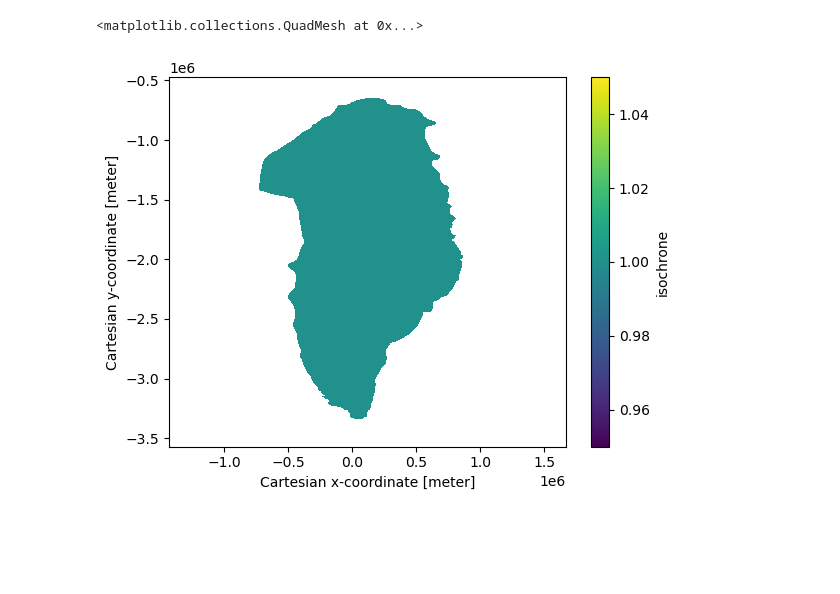
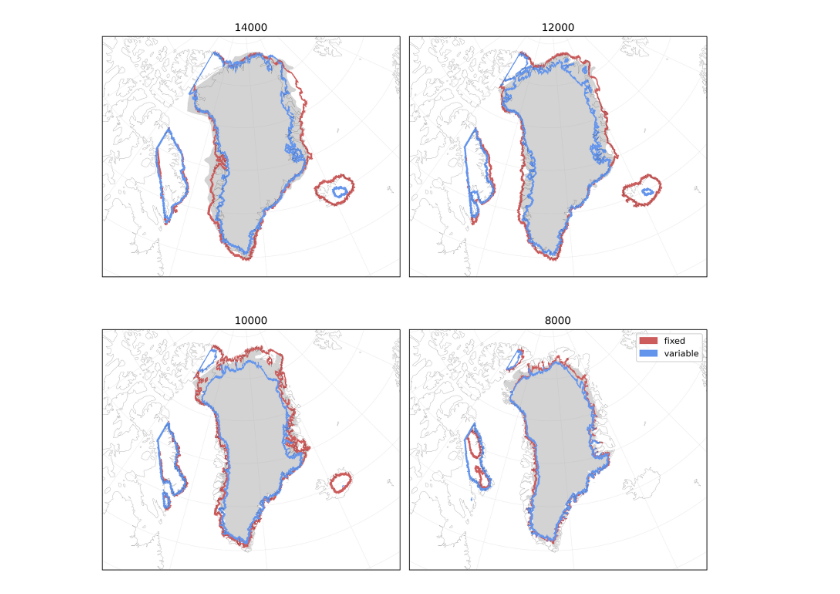
Before and after one commit to Jonniebarnsley/Karthaus, a Jupyter notebook: extent_comparison.ipynb, the cells around one changed output. Cells and saved outputs as stored; diff of their text form; code cells hidden in the pictures; blank space fills up the shorter version.

Commit message:
new plot

```diff
--- a/extent_comparison.ipynb
+++ b/extent_comparison.ipynb
@@ -8,3 +8,6 @@ from jonnie import get_contour
 import numpy as np
 # %%
 DATA=Path('/Users/jonniebarnsley/data/karthaus24/group11-project')
+iso = 'isochrones.nc'
+variable = DATA / 'ncfiles/variable-seasonality.nc'
+fixed = DATA / 'ncfiles/fixed-seasonality.nc'
@@ -40,13 +13,0 @@ def get_iso_extent(time: int) -> xr.DataArray:
-# %%
-def plot_model(ax, model_path, time: int, color:str='red') -> None:
-
-    model = xr.open_dataset(model_path)
-    timeslice = model.sel(time=-time)
-    h = timeslice.h
-    mask = xr.where(h>0, 1, np.nan)
-
-    cmap = mcolors.ListedColormap([color])
-    ax.pcolormesh(model.lon, model.lat, mask, transform=ccrs.PlateCarree(), cmap=cmap)
-
-ax = plt.axes(projection = ccrs.NorthPolarStereo(central_longitude=315))
-plot_model(ax, model_path, 10000)
@@ -55,4 +13,0 @@ plot_model(ax, model_path, 10000)
-# %%
-iso = xr.open_dataset(iso_path)
-isochrone = iso.isochrone
-xr.where(isochrone < 10_000, 1, 0).plot()
@@ -74,28 +50,29 @@ ds = xr.open_dataset('isochrones.nc')
 # %%
-fixed = DATA / 'ncfiles/fixed-seasonality.nc'
-variable = DATA / 'ncfiles/variable-seasonality.nc'
-
 fig, axes = plt.subplots(
     nrows=2,
     ncols=2,
     subplot_kw={'projection': ccrs.NorthPolarStereo(central_longitude=315)},
     #dpi=250
-    figsize=(10, 10)
+    figsize=(10, 10),
+    dpi=300
     )
 
 times = [14000, 12000, 10000, 8000]
 
 for ax, time in zip(axes.flatten(), times):
-    plot_greenland_extent(ax, ds, time)
-    plot_model(ax, fixed, time, color='red')
-    plot_model(ax, variable, time, color='blue')
+    plot_iso(ax, iso, time)
+    plot_model(ax, fixed, time, color='indianred')
+    plot_model(ax, variable, time, color='cornflowerblue')
     ax.set_title(time)
+    ax.coastlines('50m', lw=0.1)
+    ax.gridlines(lw=0.1)
 
-#plt.savefig('test.svg', format='svg')
+red_patch = mpatches.Patch(color='indianred', label='fixed')
+blue_patch = mpatches.Patch(color='cornflowerblue', label='variable')
+
+plt.legend(handles=[red_patch, blue_patch])
+
+fig.tight_layout()
+plt.savefig('plots/comparison.png', format='png')
+# %% [output]
+[figure, added]
-# %%
-iso = ds.isochrone
-trim = xr.where(iso<=14000, 1, np.nan)
-trim.plot()
-# %% [output]
-<matplotlib.collections.QuadMesh at 0x...>
-[figure, removed]
```
Also changed, not shown: parts of 9 cells of this notebook, 1 other file.
